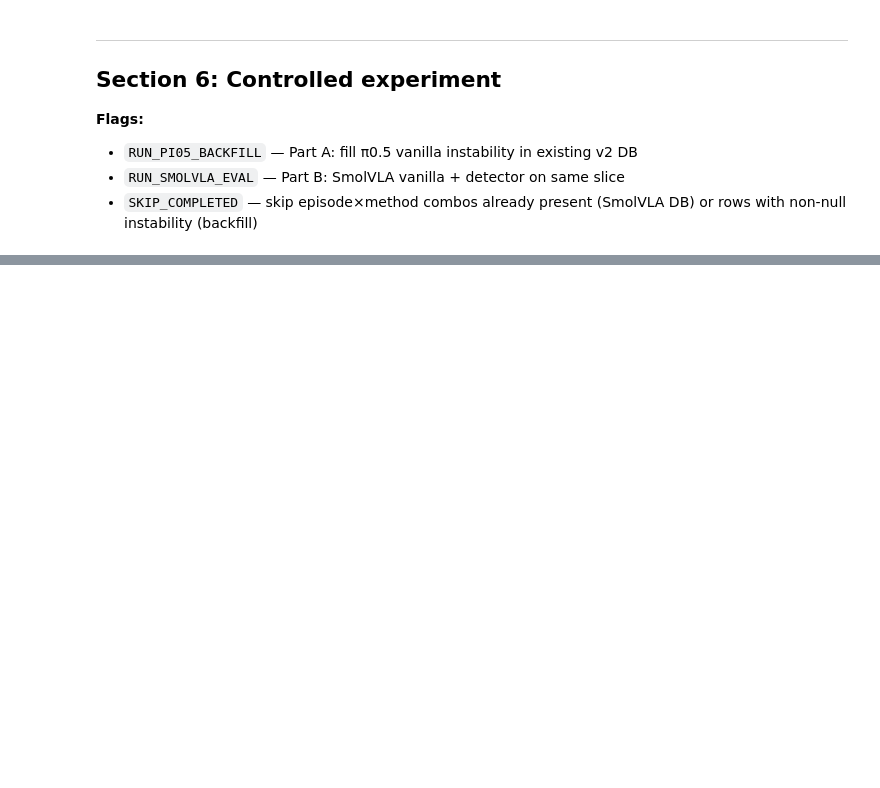
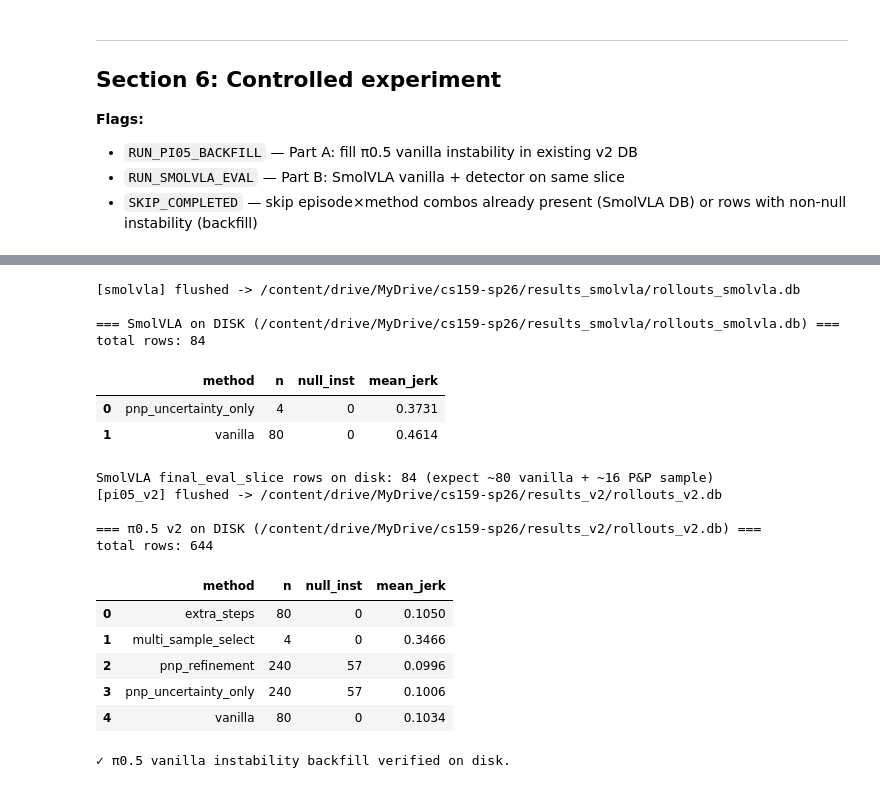
Before and after one commit to ArjunS07/cs159-sp26, a Jupyter notebook: test_smolvla_jennifer.ipynb, the cells around one changed output, grey strips where cells are left out. Saved outputs shown, nothing was run; the diff lists cells and outputs as text; code cells hidden in the pictures; blank space fills up the shorter version.

```diff
--- a/test_smolvla_jennifer.ipynb
+++ b/test_smolvla_jennifer.ipynb
@@ -1323,0 +1503,77 @@ if RUN_SMOLVLA_EVAL and FINAL_EPISODES:
+# %%
+# === Flush & verify both DBs on Drive ===
+import sqlite3, shutil, pandas as pd
+
+def flush_db_to_drive(db_obj, drive_path, label=''):
+    """Backup SQLite to /content first, then copy to Drive (FUSE-safe)."""
+    local_tmp = f'/content/{label}_flush.db'
+    dst = sqlite3.connect(local_tmp)
+    db_obj._con.backup(dst)
+    dst.close()
+    shutil.copy2(local_tmp, drive_path)
+    print(f'[{label}] flushed -> {drive_path}')
+
+
+def verify_db_on_disk(drive_path, label=''):
+    """Read Drive file with a fresh connection (not the in-memory handle)."""
+    con = sqlite3.connect(drive_path)
+    summary = pd.read_sql("""
+        SELECT method,
+               COUNT(*) AS n,
+               SUM(action_delta_l2_mean IS NULL) AS null_inst,
+               ROUND(AVG(action_delta_l2_mean), 4) AS mean_jerk
+        FROM rollouts
+        WHERE final_eval_slice = 1
+        GROUP BY method
+        ORDER BY method
+    """, con)
+    total = con.execute('SELECT COUNT(*) FROM rollouts').fetchone()[0]
+    con.close()
+    print(f'\n=== {label} on DISK ({drive_path}) ===')
+    print(f'total rows: {total}')
+    display(summary)
+    return summary
+
+
+# ── 1. SmolVLA (Part B) ─────────────────────────────────────────────────────
+if 'DB' in dir() and hasattr(DB, '_con'):
+    flush_db_to_drive(DB, SMOLVLA_DB, label='smolvla')
+    smol_summary = verify_db_on_disk(SMOLVLA_DB, 'SmolVLA')
+    smol_slice = smol_summary['n'].sum() if not smol_summary.empty else 0
+    print(f'SmolVLA final_eval_slice rows on disk: {int(smol_slice)} (expect ~80 vanilla + ~16 P&P sample)')
+else:
+    print('DB handle not found — run Part B first, or: DB = RolloutDB(SMOLVLA_DB)')
+
+# ── 2. π0.5 v2 (Part A backfill) — re-flush if connection still open ─────────
+if os.path.isfile(PI05_V2_DB):
+    if 'pi05_db' in dir() and hasattr(pi05_db, '_con'):
+        flush_db_to_drive(pi05_db, PI05_V2_DB, label='pi05_v2')
+    pi05_summary = verify_db_on_disk(PI05_V2_DB, 'π0.5 v2')
+    vanilla_null = 0
+    if not pi05_summary.empty and 'vanilla' in pi05_summary['method'].values:
+        vanilla_null = int(pi05_summary.loc[pi05_summary['method'] == 'vanilla', 'null_inst'].iloc[0])
+    if vanilla_null > 0:
+        print(f'\n⚠ π0.5 vanilla still has {vanilla_null} NULL instability rows ON DISK.')
+        print('  Re-run Part A only: RUN_PI05_BACKFILL=True, RUN_SMOLVLA_EVAL=False, then this cell again.')
+    else:
+        print('\n✓ π0.5 vanilla instability backfill verified on disk.')
+# %% [output]
+[smolvla] flushed -> /content/drive/MyDrive/cs159-sp26/results_smolvla/rollouts_smolvla.db
+
+=== SmolVLA on DISK (/content/drive/MyDrive/cs159-sp26/results_smolvla/rollouts_smolvla.db) ===
+total rows: 84
+|  | method | n | null_inst | mean_jerk |
+| 0 | pnp_uncertainty_only | 4 | 0 | 0.3731 |
+| 1 | vanilla | 80 | 0 | 0.4614 |
+SmolVLA final_eval_slice rows on disk: 84 (expect ~80 vanilla + ~16 P&P sample)
+[pi05_v2] flushed -> /content/drive/MyDrive/cs159-sp26/results_v2/rollouts_v2.db
+
+=== π0.5 v2 on DISK (/content/drive/MyDrive/cs159-sp26/results_v2/rollouts_v2.db) ===
+total rows: 644
+|  | method | n | null_inst | mean_jerk |
+| 0 | extra_steps | 80 | 0 | 0.1050 |
+| 1 | multi_sample_select | 4 | 0 | 0.3466 |
+| 2 | pnp_refinement | 240 | 57 | 0.0996 |
+| 3 | pnp_uncertainty_only | 240 | 57 | 0.1006 |
+| 4 | vanilla | 80 | 0 | 0.1034 |
+✓ π0.5 vanilla instability backfill verified on disk.
```
Also changed, not shown: parts of 10 cells of this notebook.
